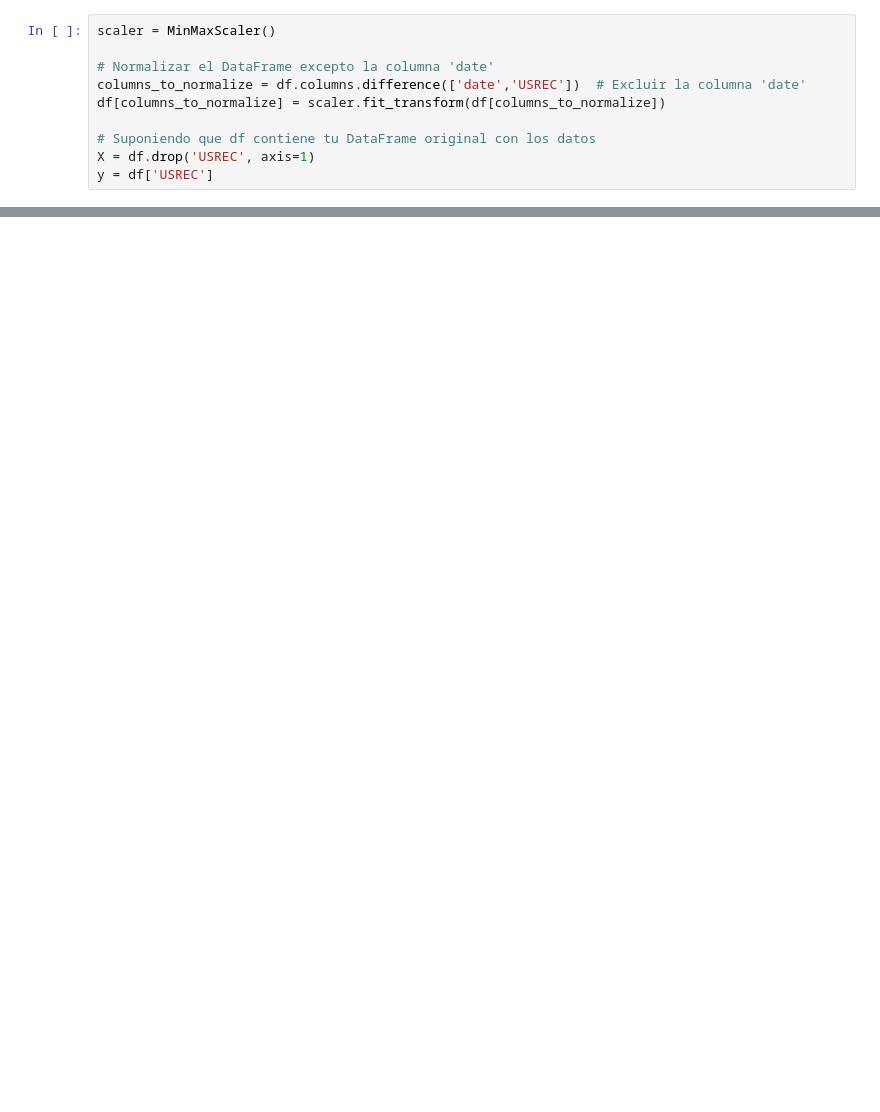
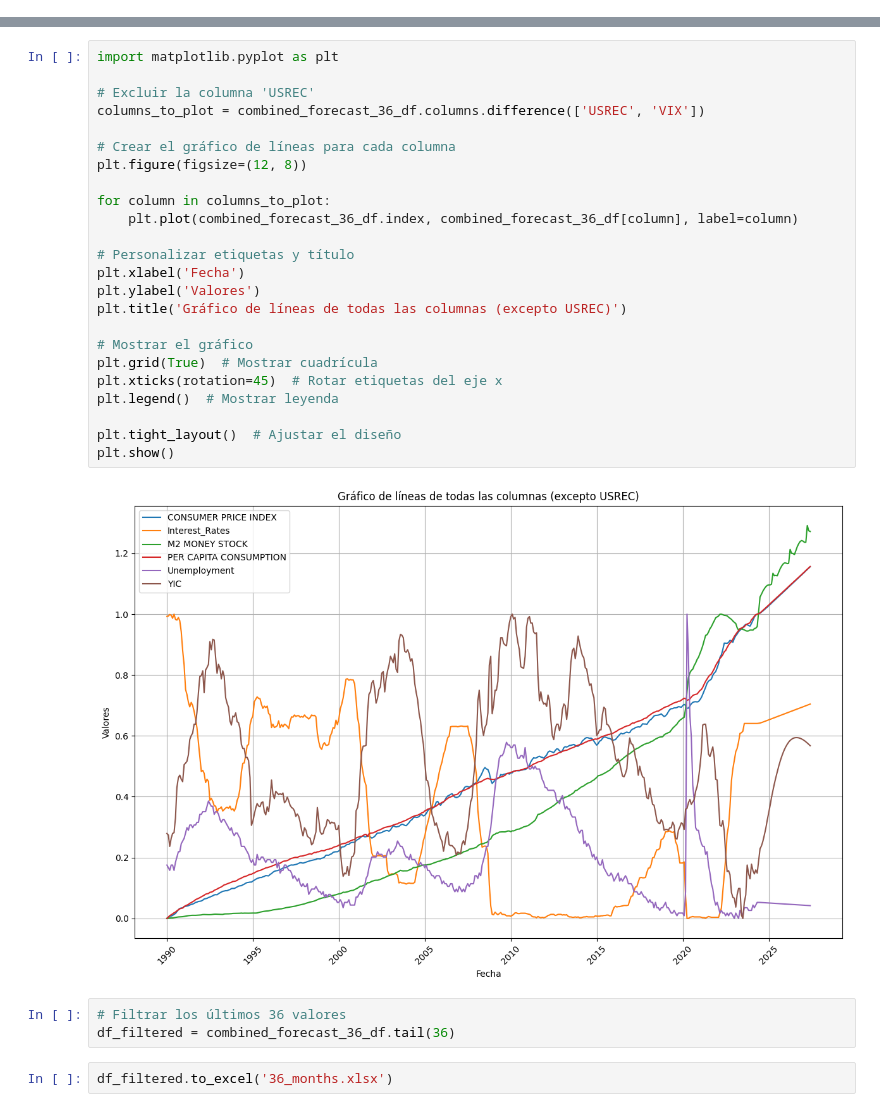
Before and after one commit to ExequielVialPrado/TFM-US-PREDICTION, a Jupyter notebook: forecast.ipynb, the cells around one changed output, grey strips where cells are left out. Cells and saved outputs as stored; diff of their text form; blank space fills up the shorter version.

```diff
--- a/forecast.ipynb
+++ b/forecast.ipynb
@@ -37,10 +11,0 @@ factor = (df['CONSUMER PRICE INDEX'] / df['CONSUMER PRICE INDEX'].shift(1)).mean
-# %%
-scaler = MinMaxScaler()
-
-# Normalizar el DataFrame excepto la columna 'date'
-columns_to_normalize = df.columns.difference(['date','USREC'])  # Excluir la columna 'date'
-df[columns_to_normalize] = scaler.fit_transform(df[columns_to_normalize])
-
-# Suponiendo que df contiene tu DataFrame original con los datos
-X = df.drop('USREC', axis=1)
-y = df['USREC']
@@ -138,0 +556,31 @@ predictions_df.to_excel('predictions_years.xlsx')
+# %%
+import matplotlib.pyplot as plt
+
+# Excluir la columna 'USREC'
+columns_to_plot = combined_forecast_36_df.columns.difference(['USREC', 'VIX'])
+
+# Crear el gráfico de líneas para cada columna
+plt.figure(figsize=(12, 8))
+
+for column in columns_to_plot:
+    plt.plot(combined_forecast_36_df.index, combined_forecast_36_df[column], label=column)
+
+# Personalizar etiquetas y título
+plt.xlabel('Fecha')
+plt.ylabel('Valores')
+plt.title('Gráfico de líneas de todas las columnas (excepto USREC)')
+
+# Mostrar el gráfico
+plt.grid(True)  # Mostrar cuadrícula
+plt.xticks(rotation=45)  # Rotar etiquetas del eje x
+plt.legend()  # Mostrar leyenda
+
+plt.tight_layout()  # Ajustar el diseño
+plt.show()
+# %% [output]
+[figure, added]
+# %%
+# Filtrar los últimos 36 valores
+df_filtered = combined_forecast_36_df.tail(36)
+# %%
+df_filtered.to_excel('36_months.xlsx')
```
Also changed, not shown: parts of 28 cells of this notebook.
